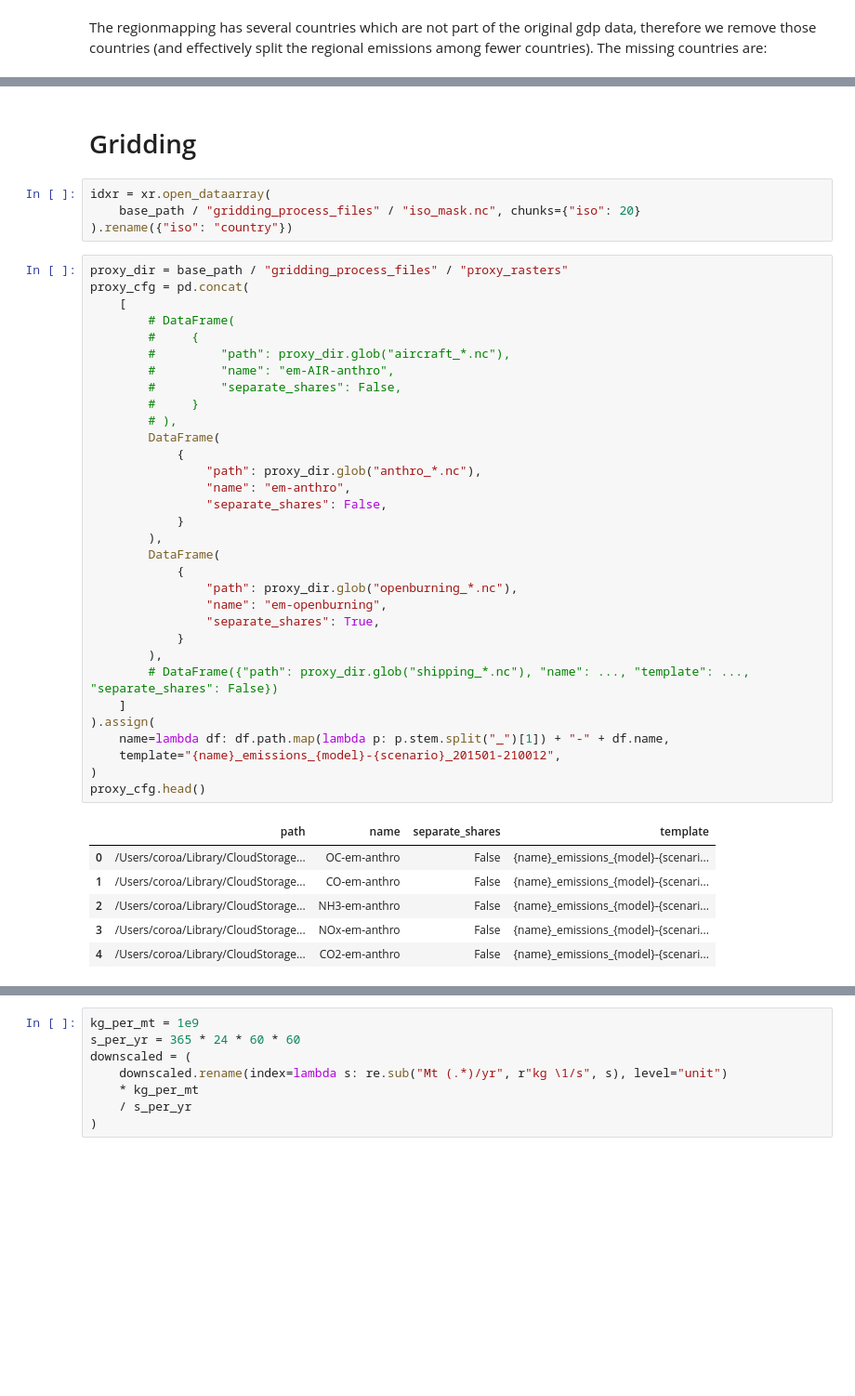
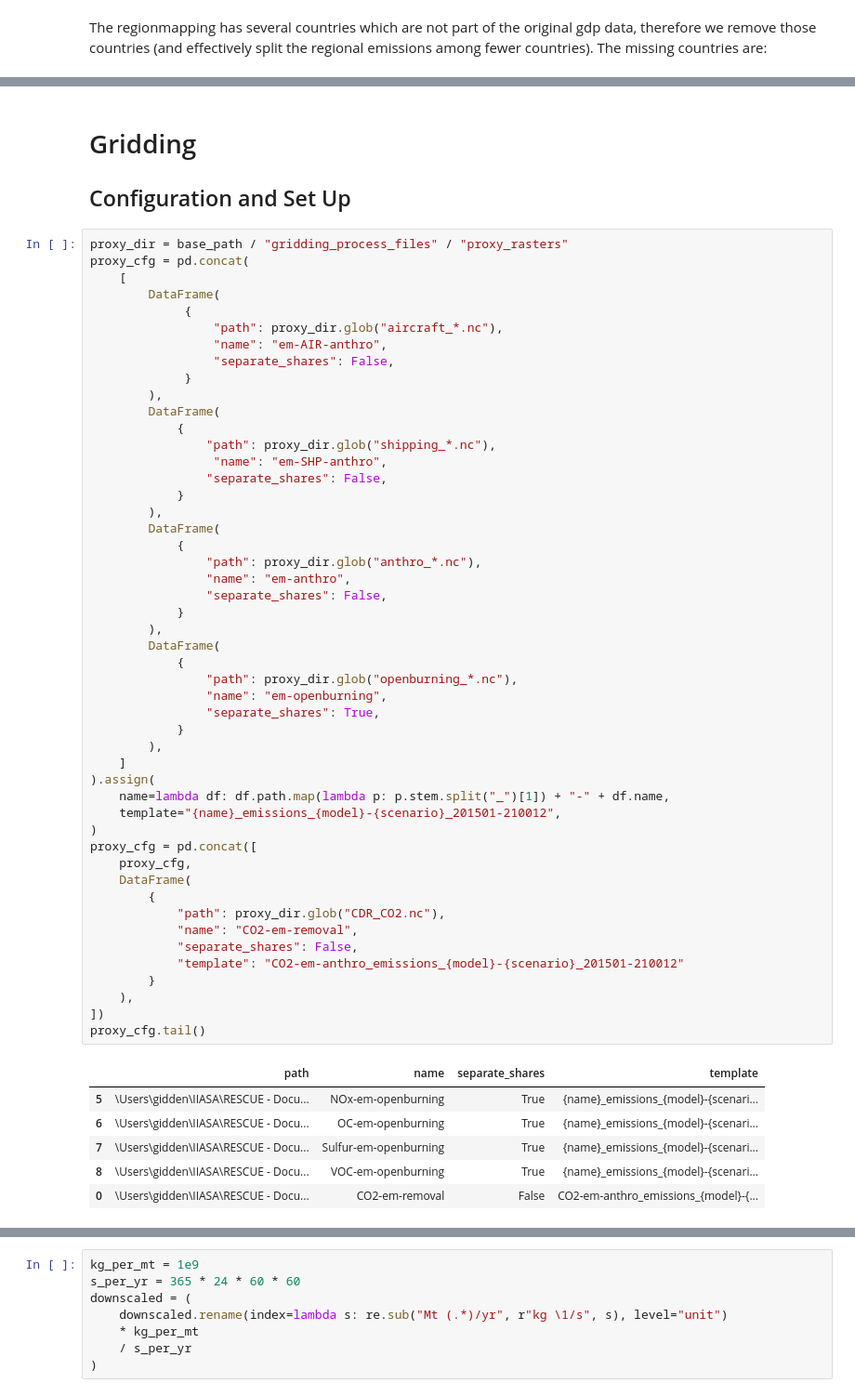
Before and after one commit to jkikstra/concordia, a Jupyter notebook: notebooks/workflow.ipynb, the cells around one changed output, grey strips where cells are left out. Shown at 93% size. Saved outputs shown, nothing was run; the diff lists cells and outputs as text; blank space fills up the shorter version.

Commit message:
progress made on getting gridding running

```diff
--- a/notebooks/workflow.ipynb
+++ b/notebooks/workflow.ipynb
@@ -475,46 +490,61 @@ downscaled = downscaled.pix.assign(method=methods.pix.semijoin(downscaled.index,
 downscaled.to_csv(downscaled_path)
 # %% [markdown]
 # Gridding
+
+## Configuration and Set Up
-# %%
-idxr = xr.open_dataarray(
-    base_path / "gridding_process_files" / "iso_mask.nc", chunks={"iso": 20}
-).rename({"iso": "country"})
 # %%
 proxy_dir = base_path / "gridding_process_files" / "proxy_rasters"
 proxy_cfg = pd.concat(
     [
-        # DataFrame(
-        #     {
-        #         "path": proxy_dir.glob("aircraft_*.nc"),
-        #         "name": "em-AIR-anthro",
-        #         "separate_shares": False,
-        #     }
-        # ),
+        DataFrame(
+             {
+                 "path": proxy_dir.glob("aircraft_*.nc"),
+                 "name": "em-AIR-anthro",
+                 "separate_shares": False,
+             }
+        ),
+        DataFrame(
+            {
+                "path": proxy_dir.glob("shipping_*.nc"),
+                 "name": "em-SHP-anthro",
+                "separate_shares": False,
+            }
+        ),
         DataFrame(
             {
                 "path": proxy_dir.glob("anthro_*.nc"),
                 "name": "em-anthro",
                 "separate_shares": False,
             }
         ),
         DataFrame(
             {
                 "path": proxy_dir.glob("openburning_*.nc"),
                 "name": "em-openburning",
                 "separate_shares": True,
             }
         ),
-        # DataFrame({"path": proxy_dir.glob("shipping_*.nc"), "name": ..., "template": ..., "separate_shares": False})
     ]
 ).assign(
     name=lambda df: df.path.map(lambda p: p.stem.split("_")[1]) + "-" + df.name,
     template="{name}_emissions_{model}-{scenario}_201501-210012",
 )
-proxy_cfg.head()
+proxy_cfg = pd.concat([
+    proxy_cfg,
+    DataFrame(
+        {
+            "path": proxy_dir.glob("CDR_CO2.nc"),
+            "name": "CO2-em-removal",
+            "separate_shares": False,
+            "template": "CO2-em-anthro_emissions_{model}-{scenario}_201501-210012"
+        }
+    ),
+])
+proxy_cfg.tail()
 # %% [output]
 |  | path | name | separate_shares | template |
-| 0 | /Users/coroa/Library/CloudStorage... | OC-em-anthro | False | {name}_emissions_{model}-{scenari... |
-| 1 | /Users/coroa/Library/CloudStorage... | CO-em-anthro | False | {name}_emissions_{model}-{scenari... |
-| 2 | /Users/coroa/Library/CloudStorage... | NH3-em-anthro | False | {name}_emissions_{model}-{scenari... |
-| 3 | /Users/coroa/Library/CloudStorage... | NOx-em-anthro | False | {name}_emissions_{model}-{scenari... |
-| 4 | /Users/coroa/Library/CloudStorage... | CO2-em-anthro | False | {name}_emissions_{model}-{scenari... |
+| 5 | \Users\gidden\IIASA\RESCUE - Docu... | NOx-em-openburning | True | {name}_emissions_{model}-{scenari... |
+| 6 | \Users\gidden\IIASA\RESCUE - Docu... | OC-em-openburning | True | {name}_emissions_{model}-{scenari... |
+| 7 | \Users\gidden\IIASA\RESCUE - Docu... | Sulfur-em-openburning | True | {name}_emissions_{model}-{scenari... |
+| 8 | \Users\gidden\IIASA\RESCUE - Docu... | VOC-em-openburning | True | {name}_emissions_{model}-{scenari... |
+| 0 | \Users\gidden\IIASA\RESCUE - Docu... | CO2-em-removal | False | CO2-em-anthro_emissions_{model}-{... |
```
Also changed, not shown: parts of 36 cells of this notebook.
